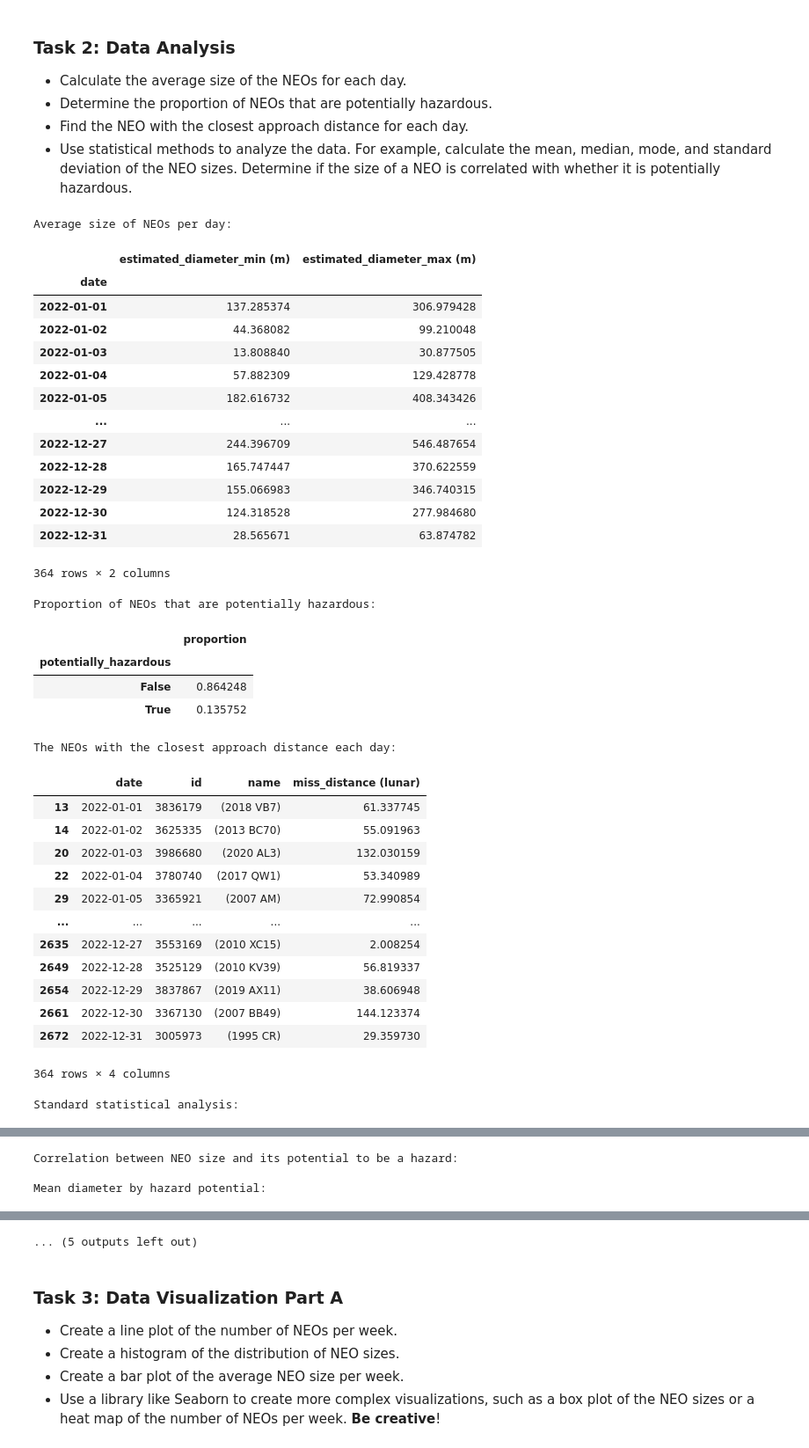
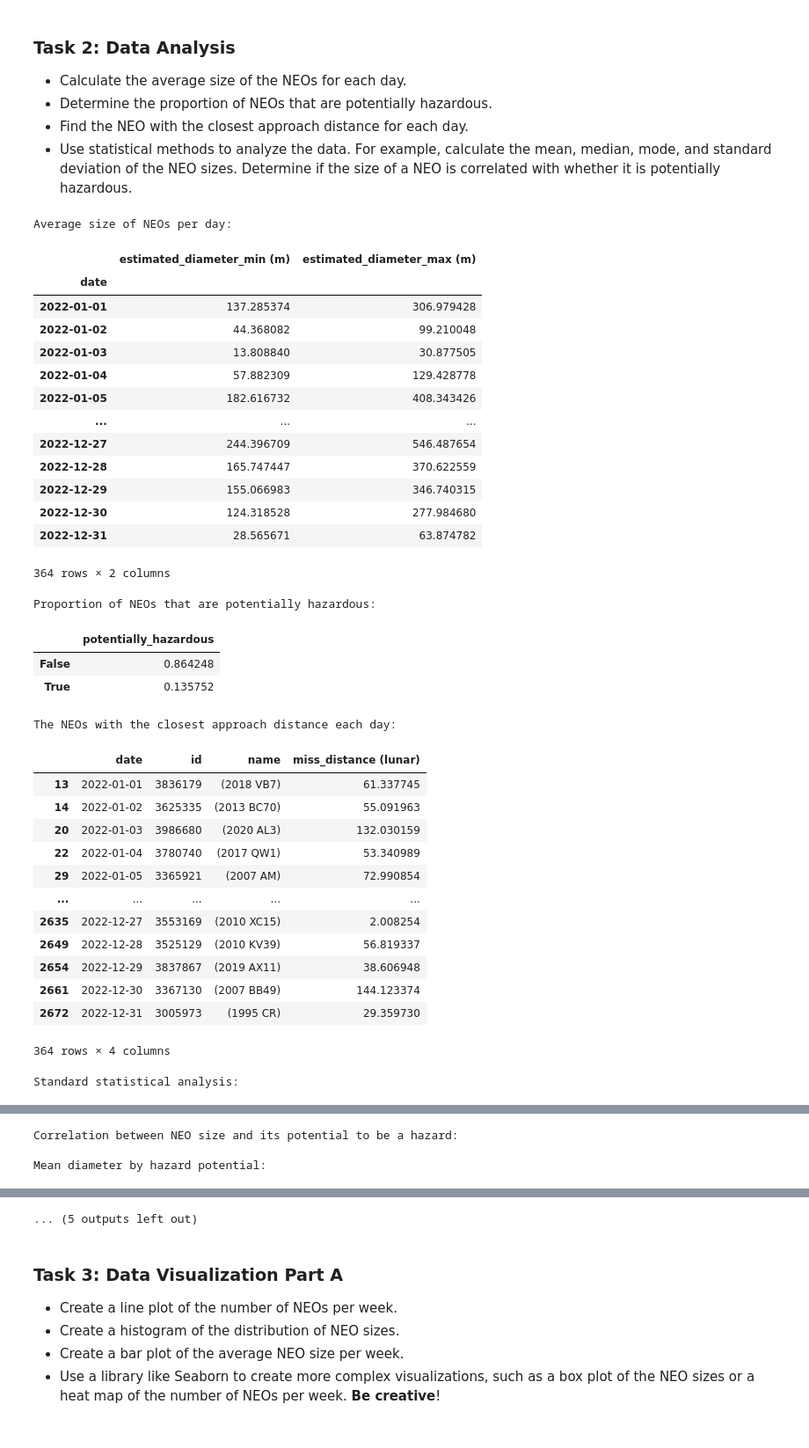
Before and after one commit to DenizIsikli/62444-DataVisualization-Analysis, a Jupyter notebook: 5_nasa_data_collection_and_visualization.ipynb, the cells around one changed output, grey strips where cells are left out. Shown at 88% size. Cells and saved outputs as stored; diff of their text form; code cells hidden in the pictures.

```diff
--- a/5_nasa_data_collection_and_visualization.ipynb
+++ b/5_nasa_data_collection_and_visualization.ipynb
@@ -166,6 +166,7 @@ df
 - Use statistical methods to analyze the data. For example, calculate the mean, median, mode, and standard deviation of the NEO sizes. Determine if the size of a NEO is correlated with whether it is potentially hazardous.
 # %%
 # Write your code
+import pandas as pd
 from IPython.display import display
 
 # Average size per day
@@ -188,16 +189,6 @@ display(df1[['date', 'id', 'name', 'miss_distance (lunar)']]) #Show only the rel
 print("Standard statistical analysis:")
 df1 = df.copy()
 
-velocity_float = []     #Make relative_velocity a float
-for string in df['relative_velocity (km/s)']:
-    velocity_float.append(float(string))
-df1['relative_velocity (km/s)'] = velocity_float
-
-distance_float = []     #Make miss_distance a float
-for string in df['miss_distance (lunar)']:
-    distance_float.append(float(string))
-df1['miss_distance (lunar)'] = distance_float
-
 df1_desc = df1.describe()
 
 df2 = df1.round()   #Round the numbers and find mode
@@ -208,35 +199,34 @@ df1_desc.index.values[5] = 'median'
 
 display(df1_desc.iloc[[1, 2, 3, 5, 7, 8]]) #Show mean, std, min, median, max, mode
 
 #Correlation between NEO size and hazard potential
 print("Correlation between NEO size and its potential to be a hazard:")
 print()
 print("Mean diameter by hazard potential:")
 display(df.groupby('potentially_hazardous')[['estimated_diameter_min (m)', 'estimated_diameter_max (m)']].mean())
 print("The 1500 objects with smallest maximum diameter:")
 display(pd.DataFrame(df.sort_values('estimated_diameter_max (m)')[:1500]['potentially_hazardous'].value_counts())) #1500 smallest
 print("The 1000 objects with greatest maximum diameter:")
 display(pd.DataFrame(df.sort_values('estimated_diameter_max (m)')[-1000:]['potentially_hazardous'].value_counts())) #1000 largest
 print("It is obvious that there is a correlation between the size of an object and its potential to be a hazard. Of the roughly 2700 objects logged, none in the lower half of the data set was flagged as a potential hazard, while up to a third of the largest objects were flagged.")
 # %% [output]
 Average size of NEOs per day:
 |  | estimated_diameter_min (m) | estimated_diameter_max (m) |
 | date |  |  |
 | 2022-01-01 | 137.285374 | 306.979428 |
 | 2022-01-02 | 44.368082 | 99.210048 |
 | 2022-01-03 | 13.808840 | 30.877505 |
 | 2022-01-04 | 57.882309 | 129.428778 |
 | 2022-01-05 | 182.616732 | 408.343426 |
 | ... | ... | ... |
 | 2022-12-27 | 244.396709 | 546.487654 |
 | 2022-12-28 | 165.747447 | 370.622559 |
 | 2022-12-29 | 155.066983 | 346.740315 |
 | 2022-12-30 | 124.318528 | 277.984680 |
 | 2022-12-31 | 28.565671 | 63.874782 |
 364 rows × 2 columns
 Proportion of NEOs that are potentially hazardous:
-|  | proportion |
-| potentially_hazardous |  |
+|  | potentially_hazardous |
 | False | 0.864248 |
 | True | 0.135752 |
 The NEOs with the closest approach distance each day:
```
Also changed, not shown: 2 other files.
